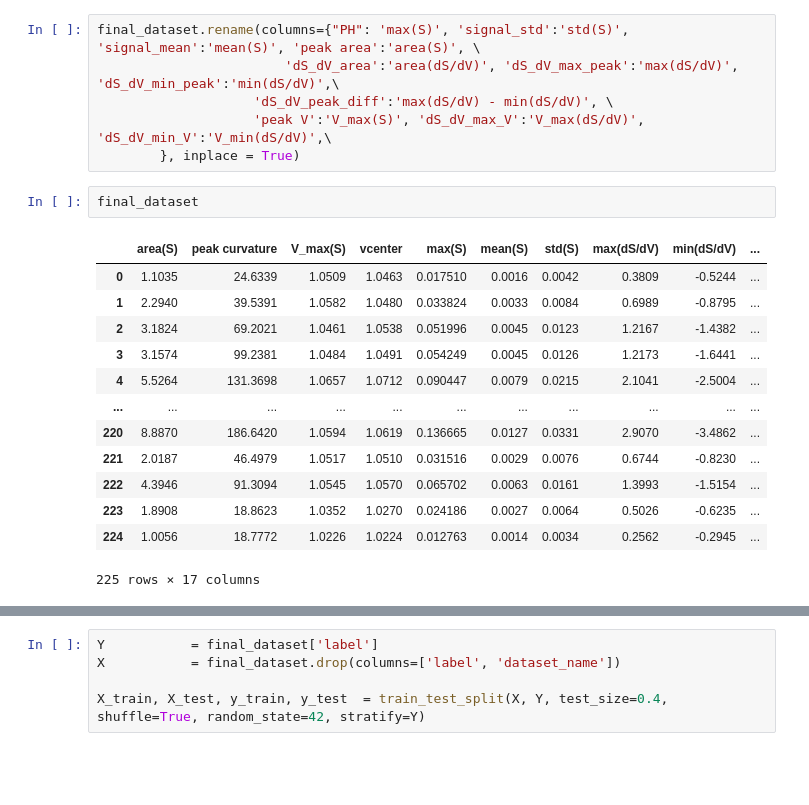
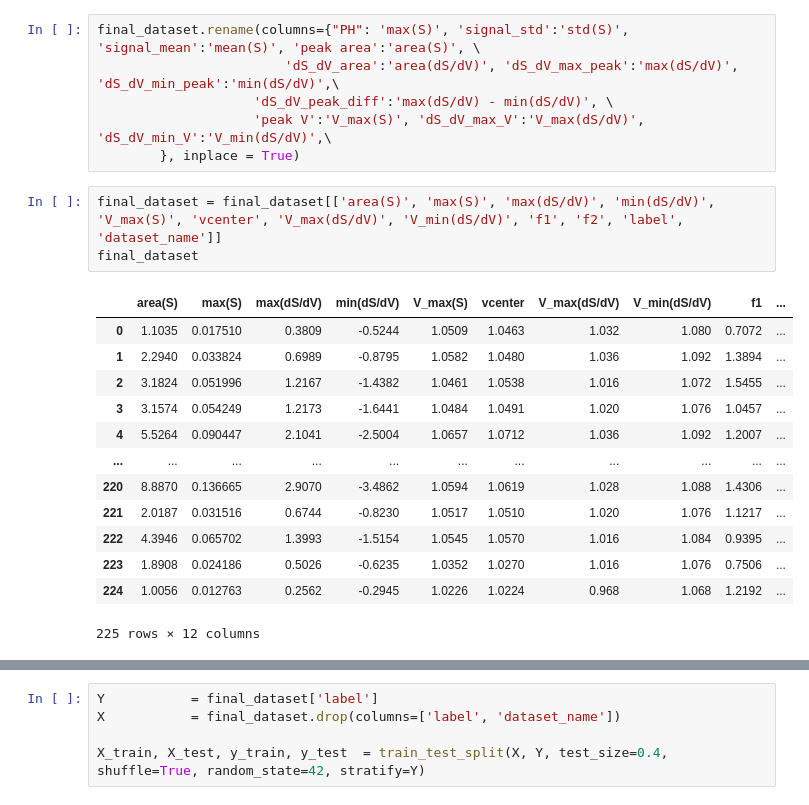
Before and after one commit to ramseylab/vgramreg, a Jupyter notebook: notebooks/Journal_paper_ML6.ipynb, the cells around one changed output, grey strips where cells are left out. Saved outputs shown, nothing was run; the diff lists cells and outputs as text; blank space fills up the shorter version.

```diff
--- a/notebooks/Journal_paper_ML6.ipynb
+++ b/notebooks/Journal_paper_ML6.ipynb
@@ -47,21 +48,22 @@ final_dataset.rename(columns={"PH": 'max(S)', 'signal_std':'std(S)', 'signal_mea
                     'peak V':'V_max(S)', 'dS_dV_max_V':'V_max(dS/dV)', 'dS_dV_min_V':'V_min(dS/dV)',\
         }, inplace = True)
 # %%
+final_dataset = final_dataset[['area(S)', 'max(S)', 'max(dS/dV)', 'min(dS/dV)', 'V_max(S)', 'vcenter', 'V_max(dS/dV)', 'V_min(dS/dV)', 'f1', 'f2', 'label', 'dataset_name']]
 final_dataset
 # %% [output]
-|  | area(S) | peak curvature | V_max(S) | vcenter | max(S) | mean(S) | std(S) | max(dS/dV) | min(dS/dV) | ... |
-| 0 | 1.1035 | 24.6339 | 1.0509 | 1.0463 | 0.017510 | 0.0016 | 0.0042 | 0.3809 | -0.5244 | ... |
-| 1 | 2.2940 | 39.5391 | 1.0582 | 1.0480 | 0.033824 | 0.0033 | 0.0084 | 0.6989 | -0.8795 | ... |
-| 2 | 3.1824 | 69.2021 | 1.0461 | 1.0538 | 0.051996 | 0.0045 | 0.0123 | 1.2167 | -1.4382 | ... |
-| 3 | 3.1574 | 99.2381 | 1.0484 | 1.0491 | 0.054249 | 0.0045 | 0.0126 | 1.2173 | -1.6441 | ... |
-| 4 | 5.5264 | 131.3698 | 1.0657 | 1.0712 | 0.090447 | 0.0079 | 0.0215 | 2.1041 | -2.5004 | ... |
+|  | area(S) | max(S) | max(dS/dV) | min(dS/dV) | V_max(S) | vcenter | V_max(dS/dV) | V_min(dS/dV) | f1 | ... |
+| 0 | 1.1035 | 0.017510 | 0.3809 | -0.5244 | 1.0509 | 1.0463 | 1.032 | 1.080 | 0.7072 | ... |
+| 1 | 2.2940 | 0.033824 | 0.6989 | -0.8795 | 1.0582 | 1.0480 | 1.036 | 1.092 | 1.3894 | ... |
+| 2 | 3.1824 | 0.051996 | 1.2167 | -1.4382 | 1.0461 | 1.0538 | 1.016 | 1.072 | 1.5455 | ... |
+| 3 | 3.1574 | 0.054249 | 1.2173 | -1.6441 | 1.0484 | 1.0491 | 1.020 | 1.076 | 1.0457 | ... |
+| 4 | 5.5264 | 0.090447 | 2.1041 | -2.5004 | 1.0657 | 1.0712 | 1.036 | 1.092 | 1.2007 | ... |
 | ... | ... | ... | ... | ... | ... | ... | ... | ... | ... | ... |
-| 220 | 8.8870 | 186.6420 | 1.0594 | 1.0619 | 0.136665 | 0.0127 | 0.0331 | 2.9070 | -3.4862 | ... |
-| 221 | 2.0187 | 46.4979 | 1.0517 | 1.0510 | 0.031516 | 0.0029 | 0.0076 | 0.6744 | -0.8230 | ... |
-| 222 | 4.3946 | 91.3094 | 1.0545 | 1.0570 | 0.065702 | 0.0063 | 0.0161 | 1.3993 | -1.5154 | ... |
-| 223 | 1.8908 | 18.8623 | 1.0352 | 1.0270 | 0.024186 | 0.0027 | 0.0064 | 0.5026 | -0.6235 | ... |
-| 224 | 1.0056 | 18.7772 | 1.0226 | 1.0224 | 0.012763 | 0.0014 | 0.0034 | 0.2562 | -0.2945 | ... |
+| 220 | 8.8870 | 0.136665 | 2.9070 | -3.4862 | 1.0594 | 1.0619 | 1.028 | 1.088 | 1.4306 | ... |
+| 221 | 2.0187 | 0.031516 | 0.6744 | -0.8230 | 1.0517 | 1.0510 | 1.020 | 1.076 | 1.1217 | ... |
+| 222 | 4.3946 | 0.065702 | 1.3993 | -1.5154 | 1.0545 | 1.0570 | 1.016 | 1.084 | 0.9395 | ... |
+| 223 | 1.8908 | 0.024186 | 0.5026 | -0.6235 | 1.0352 | 1.0270 | 1.016 | 1.076 | 0.7506 | ... |
+| 224 | 1.0056 | 0.012763 | 0.2562 | -0.2945 | 1.0226 | 1.0224 | 0.968 | 1.068 | 1.2192 | ... |
-225 rows × 17 columns
+225 rows × 12 columns
 # %%
 label_order = [0, 4, 8, 12, 16]
 plt.figure(figsize=(8, 5))
```
Also changed, not shown: parts of 22 cells of this notebook.
